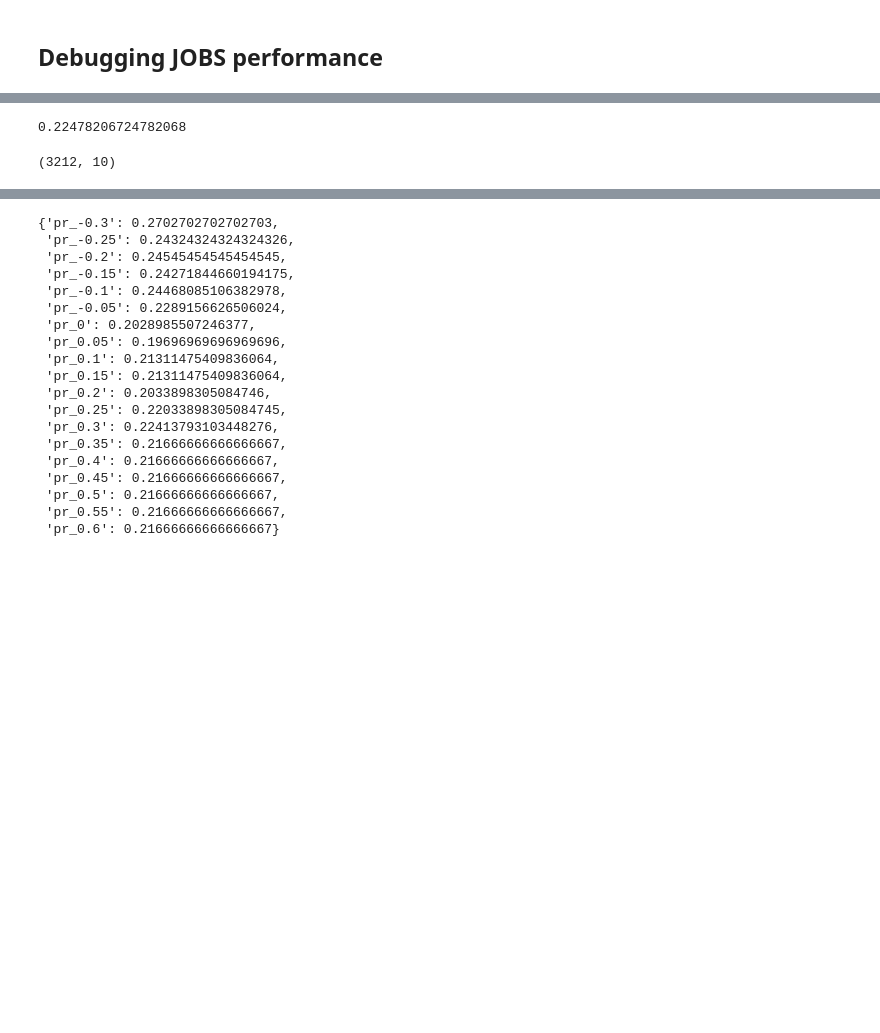
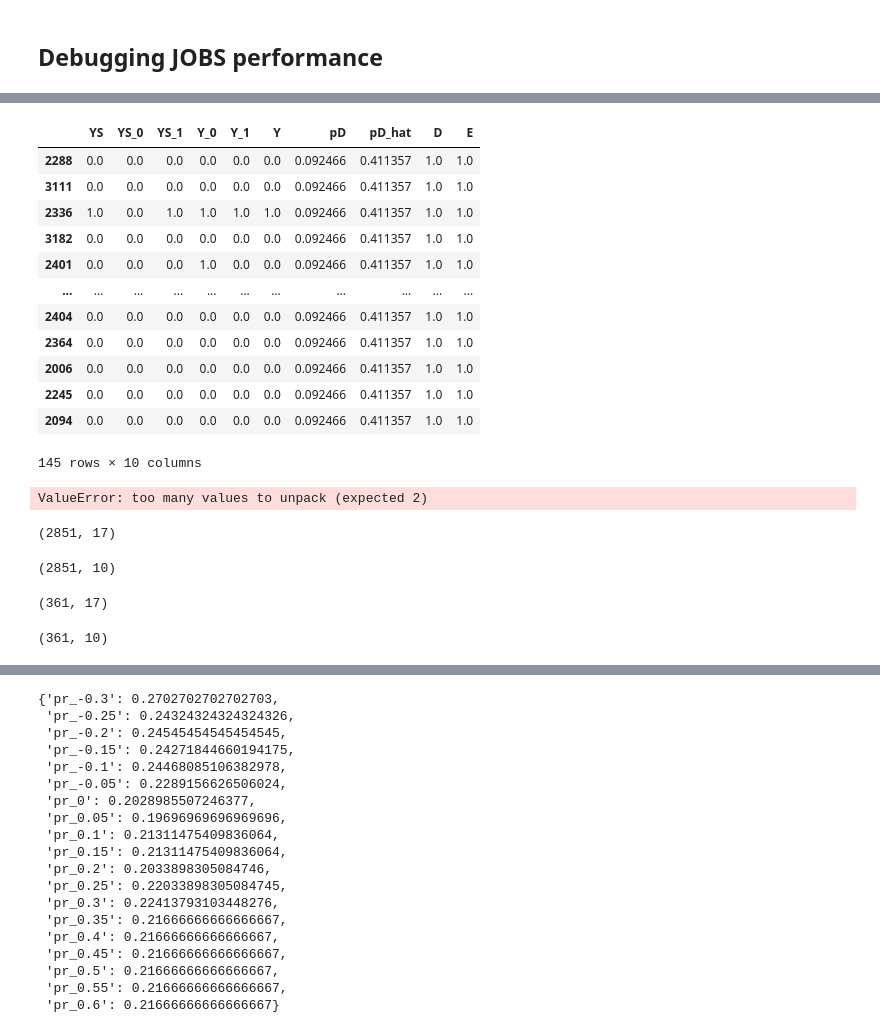
Before and after one commit to lguerdan/counterfactual-decision-support, a Jupyter notebook: notebook_development.ipynb, the cells around one changed output, grey strips where cells are left out. Cells and saved outputs as stored; diff of their text form; code cells hidden in the pictures; blank space fills up the shorter version.

```diff
--- a/notebook_development.ipynb
+++ b/notebook_development.ipynb
@@ -343,8 +315,0 @@ Y_test.shape
-# %%
-Y_train['E'].mean()
-# %% [output]
-0.22478206724782068
-# %%
-Y_train.shape
-# %% [output]
-(3212, 10)
@@ -366,0 +319,57 @@ Y_train = pd.concat([Y_train, obs_Y])
+# %%
+X_train, X_test, Y_train, Y_test = jobs.generate_jobs_data(config.benchmarks[0], config.error_params[0], 10000)
+# %%
+Y_test[Y_test['D'] == 1]
+# %% [output]
+|  | YS | YS_0 | YS_1 | Y_0 | Y_1 | Y | pD | pD_hat | D | E |
+| 2288 | 0.0 | 0.0 | 0.0 | 0.0 | 0.0 | 0.0 | 0.092466 | 0.411357 | 1.0 | 1.0 |
+| 3111 | 0.0 | 0.0 | 0.0 | 0.0 | 0.0 | 0.0 | 0.092466 | 0.411357 | 1.0 | 1.0 |
+| 2336 | 1.0 | 0.0 | 1.0 | 1.0 | 1.0 | 1.0 | 0.092466 | 0.411357 | 1.0 | 1.0 |
+| 3182 | 0.0 | 0.0 | 0.0 | 0.0 | 0.0 | 0.0 | 0.092466 | 0.411357 | 1.0 | 1.0 |
+| 2401 | 0.0 | 0.0 | 0.0 | 1.0 | 0.0 | 0.0 | 0.092466 | 0.411357 | 1.0 | 1.0 |
+| ... | ... | ... | ... | ... | ... | ... | ... | ... | ... | ... |
+| 2404 | 0.0 | 0.0 | 0.0 | 0.0 | 0.0 | 0.0 | 0.092466 | 0.411357 | 1.0 | 1.0 |
+| 2364 | 0.0 | 0.0 | 0.0 | 0.0 | 0.0 | 0.0 | 0.092466 | 0.411357 | 1.0 | 1.0 |
+| 2006 | 0.0 | 0.0 | 0.0 | 0.0 | 0.0 | 0.0 | 0.092466 | 0.411357 | 1.0 | 1.0 |
+| 2245 | 0.0 | 0.0 | 0.0 | 0.0 | 0.0 | 0.0 | 0.092466 | 0.411357 | 1.0 | 1.0 |
+| 2094 | 0.0 | 0.0 | 0.0 | 0.0 | 0.0 | 0.0 | 0.092466 | 0.411357 | 1.0 | 1.0 |
+145 rows × 10 columns
+# %%
+
+# X_train, X_test, Y_train, Y_test = jobs.generate_jobs_data(config.benchmarks[0], config.error_params[0], 10000)
+
+# X, Y  = jobs.generate_jobs_data(config.benchmarks[0], config.error_params[0], 10000)
+
+
+# Generate train/test data with even split of experimental data
+rand_Y = Y[Y['E'] == 1]
+obs_Y = Y[Y['E'] == 0]
+rand_X = X[Y['E'] == 1]
+obs_X = X[Y['E'] == 0]
+
+split_ix = int(rand_Y.shape[0]*.5)
+X_train = rand_X[:split_ix]
+X_test = rand_X[split_ix:]
+Y_train = rand_Y[:split_ix]
+Y_test = rand_Y[split_ix:]
+
+X_train = pd.concat([X_train, obs_X])
+Y_train = pd.concat([Y_train, obs_Y])
+# %% [output]
+ValueError: too many values to unpack (expected 2)
+# %%
+X_train.shape
+# %% [output]
+(2851, 17)
+# %%
+Y_train.shape
+# %% [output]
+(2851, 10)
+# %%
+X_test.shape
+# %% [output]
+(361, 17)
+# %%
+Y_test.shape
+# %% [output]
+(361, 10)
```
Also changed, not shown: parts of 13 cells of this notebook, 5 other files.
